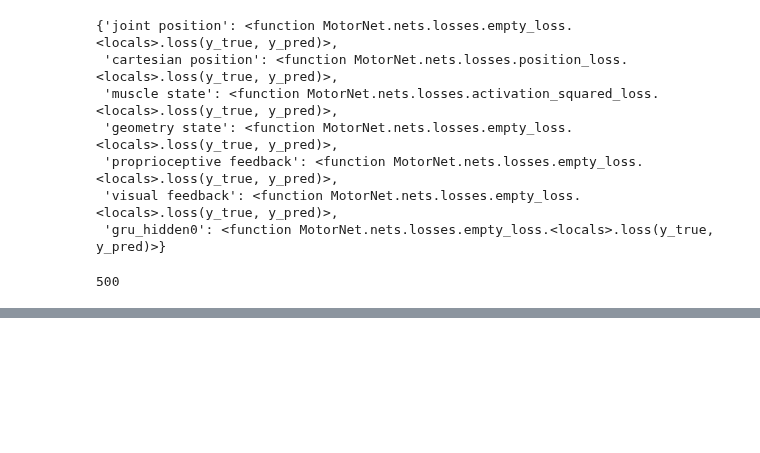
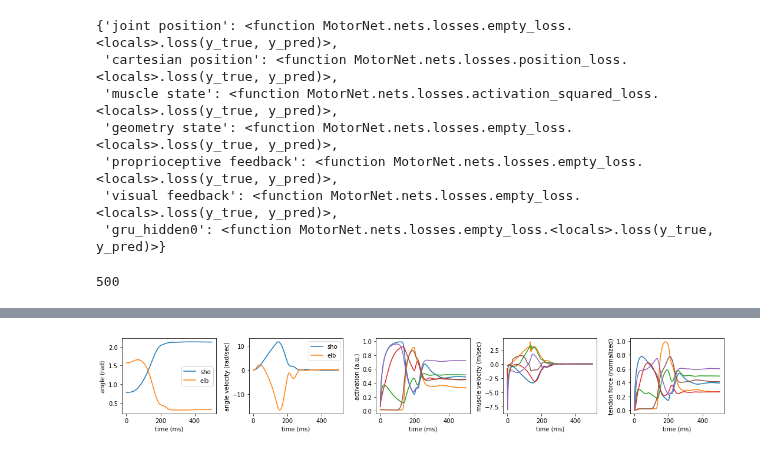
Before and after one commit to OlivierCodol/MotorNet, a Jupyter notebook: notebooks/oliviers_playground/compliant_tendon.ipynb, the cells around one changed output, grey strips where cells are left out. Cells and saved outputs as stored; diff of their text form; code cells hidden in the pictures; blank space fills up the shorter version.

```diff
--- a/notebooks/oliviers_playground/compliant_tendon.ipynb
+++ b/notebooks/oliviers_playground/compliant_tendon.ipynb
@@ -273,8 +232,8 @@ ________________________________________________________________________________
  'visual feedback': <function MotorNet.nets.losses.empty_loss.<locals>.loss(y_true, y_pred)>,
  'gru_hidden0': <function MotorNet.nets.losses.empty_loss.<locals>.loss(y_true, y_pred)>}
 # %%
-#name = '50gru_1e-3dt_weights'
-#control_rnn.load_weights(os.getcwd() + '/saved_models/' + name)
+name = '50gru_1e-3dt_10ministeps'
+control_rnn.load_weights(os.getcwd() + '/saved_models/compliant_tendon/' + name)
 batch_size = 64
 dataset_size = 800 * batch_size
 # n_t = int(0.5 / (arm.dt * cell.n_ministeps))
@@ -285,7 +244,7 @@ n_t
 # %%
 tf.debugging.disable_check_numerics()
 with tf.device('/cpu:0'):
-    for _ in range(1):
+    for _ in range(0):
         init_states = cell.get_initial_state(
             inputs=cell.plant.draw_fixed_states(position=np.deg2rad([45., 90.]), batch_size=dataset_size),
             batch_size=dataset_size)
@@ -348,32 +286,39 @@ plt.show()
 # %%
 trial = 1
-plt.figure(figsize=(14, 2.5)).set_tight_layout(True)
+plt.figure(figsize=(18, 2.5)).set_tight_layout(True)
 
-plt.subplot(141)
+plt.subplot(161)
 plt.plot(j_results[trial, :, 0].numpy().squeeze(), label='sho')
 plt.plot(j_results[trial, :, 1].numpy().squeeze(), label='elb')
 plt.legend()
 plt.xlabel('time (ms)')
 plt.ylabel('angle (rad)')
 
-plt.subplot(142)
+plt.subplot(162)
 plt.plot(j_results[trial, :, 2].numpy().squeeze(), label='sho')
 plt.plot(j_results[trial, :, 3].numpy().squeeze(), label='elb')
 plt.legend()
 plt.xlabel('time (ms)')
 plt.ylabel('angle velocity (rad/sec)')
 
-plt.subplot(143)
+plt.subplot(163)
 plt.plot(m_results[trial, :, 0, :].numpy().squeeze())
 plt.xlabel('time (ms)')
 plt.ylabel('activation (a.u.)')
 
-plt.subplot(144)
+plt.subplot(164)
 plt.plot(m_results[trial, :, 2, :].numpy().squeeze())
 plt.xlabel('time (ms)')
 plt.ylabel('muscle velocity (m/sec)')
 
+plt.subplot(165)
+plt.plot(m_results[trial, :, 4, :].numpy().squeeze())
+plt.xlabel('time (ms)')
+plt.ylabel('tendon force (normalized)')
+
 plt.show()
+# %% [output]
+[figure, added]
 # %%
 if len(batchlog_callback.weights_log) > 0:
     w0 = batchlog_callback.weights_log[0]
```
Also changed, not shown: parts of 10 cells of this notebook, 12 other files.
